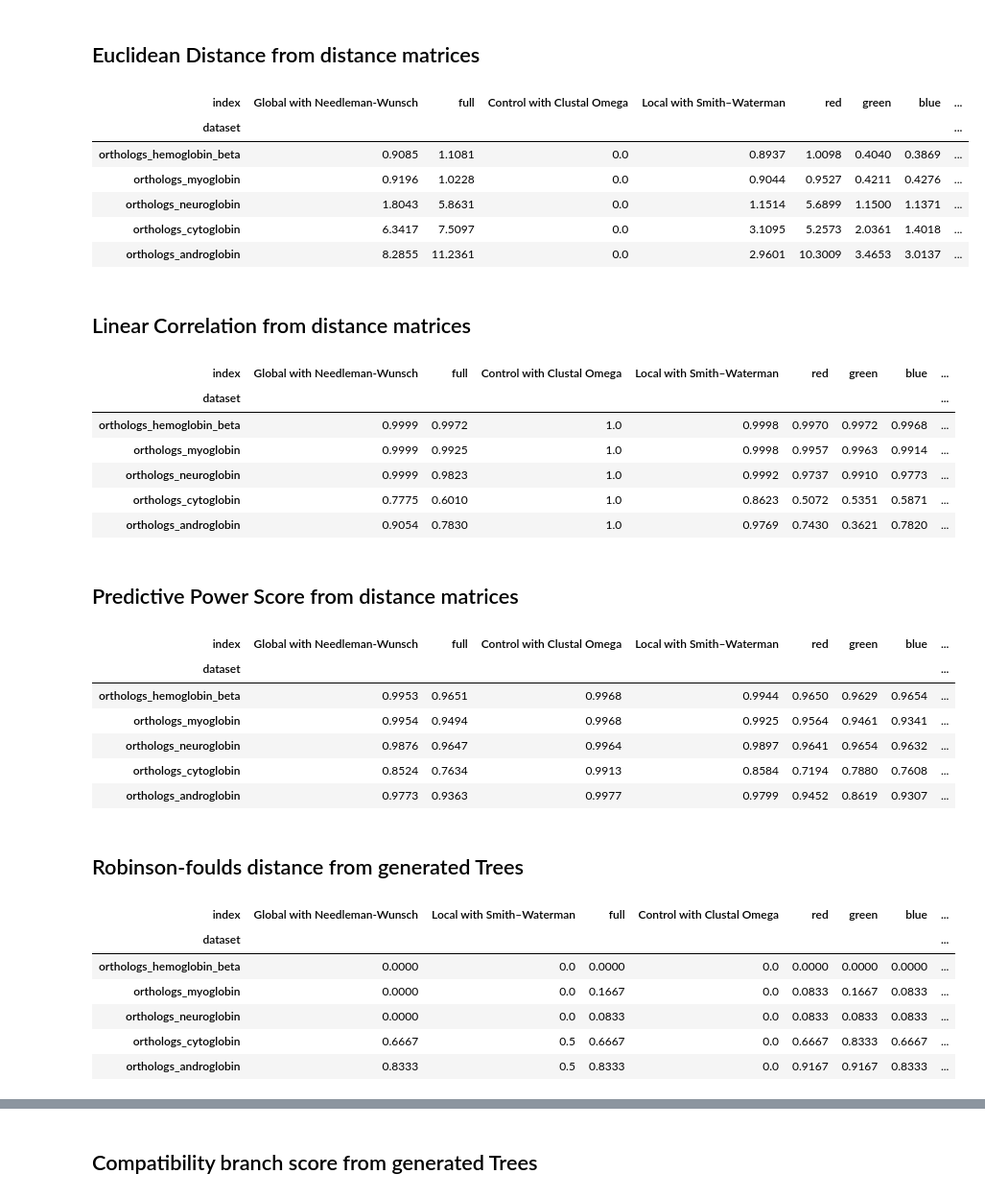
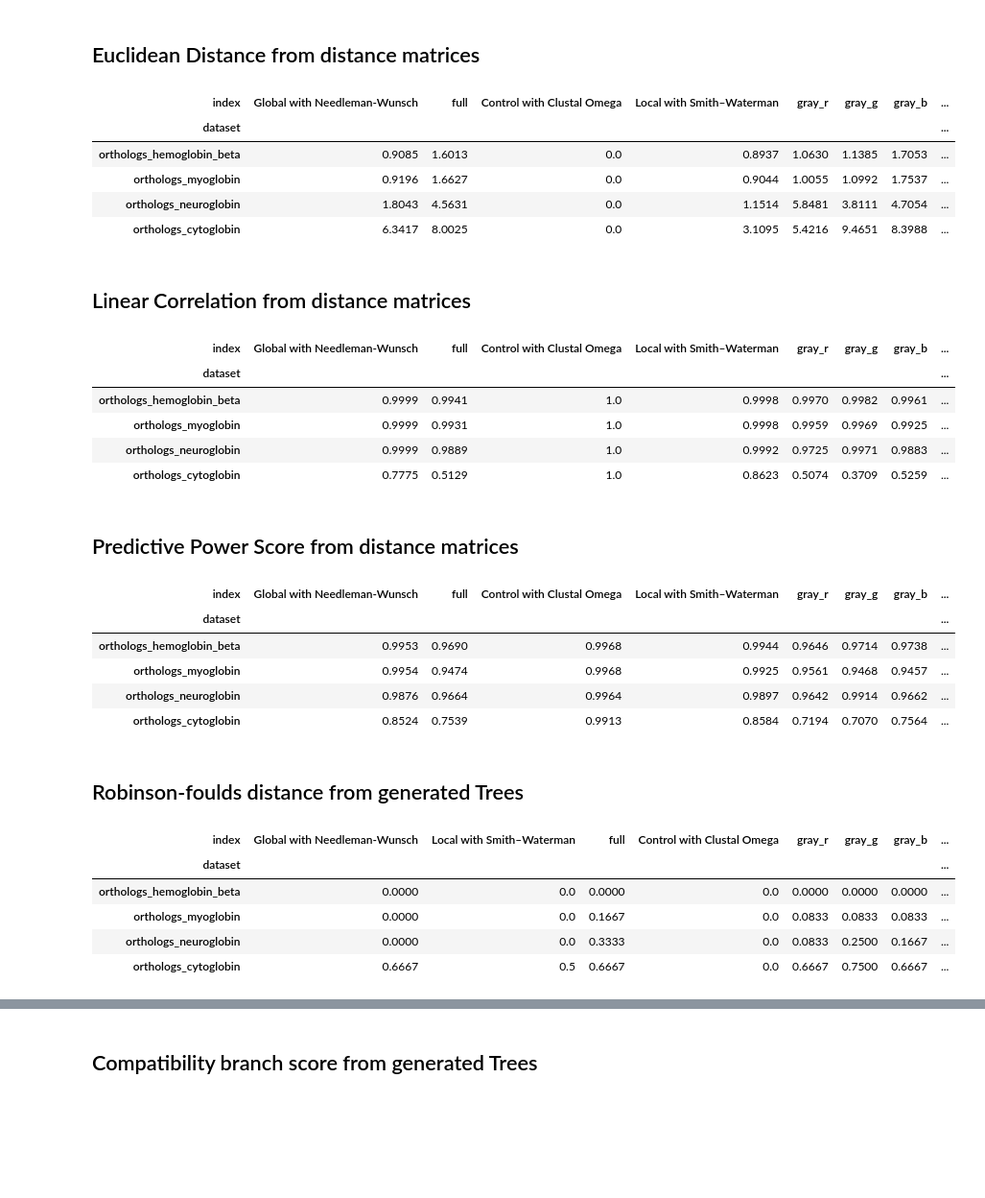
Before and after one commit to TreeTechDev/biomodelml, a Jupyter notebook: notebooks/results/v4/Feature Analysis by Channel.ipynb, the cells around one changed output, grey strips where cells are left out. Shown at 96% size. Saved outputs shown, nothing was run; the diff lists cells and outputs as text; code cells hidden in the pictures; blank space fills up the shorter version.

```diff
--- a/notebooks/results/v4/Feature Analysis by Channel.ipynb
+++ b/notebooks/results/v4/Feature Analysis by Channel.ipynb
@@ -14,6 +14,8 @@ from IPython.core.display import display, HTML
 from ete3 import Tree
 # %%
 tree_path = "../../../data/trees"
+channels = ("full", "gray_r", "gray_g", "gray_b", "gray_mean")
+datasets = ["orthologs_hemoglobin_beta", "orthologs_myoglobin", "orthologs_neuroglobin", "orthologs_cytoglobin"]
 # %%
 def read_and_compare(dataset, channel="full"):
     result_dict = {}
@@ -34,23 +36,20 @@ def read_and_compare(dataset, channel="full"):
 # %% [markdown]
 ## Euclidean Distance from distance matrices
 # %%
-channels = ("full", "red", "green", "blue", "red_green", "red_blue", "green_blue", "gray_r", "gray_g", "gray_b", "gray_max", "gray_mean")
-datasets = ["orthologs_hemoglobin_beta", "orthologs_myoglobin", "orthologs_neuroglobin", "orthologs_cytoglobin", "orthologs_androglobin"]
 sum_dfs = []
 for channel in channels:
     dfs = []
     for dataset in datasets:
         dfs.append(read_and_compare(dataset, channel))
     sum_dfs.append(pandas.concat(dfs))
 pandas.concat(sum_dfs, axis=1).T.reset_index().drop_duplicates(["index"]).set_index("index").T
 # %% [output]
-| index | Global with Needleman-Wunsch | full | Control with Clustal Omega | Local with Smith–Waterman | red | green | blue | ... |
+| index | Global with Needleman-Wunsch | full | Control with Clustal Omega | Local with Smith–Waterman | gray_r | gray_g | gray_b | ... |
 | dataset |  |  |  |  |  |  |  | ... |
-| orthologs_hemoglobin_beta | 0.9085 | 1.1081 | 0.0 | 0.8937 | 1.0098 | 0.4040 | 0.3869 | ... |
-| orthologs_myoglobin | 0.9196 | 1.0228 | 0.0 | 0.9044 | 0.9527 | 0.4211 | 0.4276 | ... |
-| orthologs_neuroglobin | 1.8043 | 5.8631 | 0.0 | 1.1514 | 5.6899 | 1.1500 | 1.1371 | ... |
-| orthologs_cytoglobin | 6.3417 | 7.5097 | 0.0 | 3.1095 | 5.2573 | 2.0361 | 1.4018 | ... |
-| orthologs_androglobin | 8.2855 | 11.2361 | 0.0 | 2.9601 | 10.3009 | 3.4653 | 3.0137 | ... |
+| orthologs_hemoglobin_beta | 0.9085 | 1.6013 | 0.0 | 0.8937 | 1.0630 | 1.1385 | 1.7053 | ... |
+| orthologs_myoglobin | 0.9196 | 1.6627 | 0.0 | 0.9044 | 1.0055 | 1.0992 | 1.7537 | ... |
+| orthologs_neuroglobin | 1.8043 | 4.5631 | 0.0 | 1.1514 | 5.8481 | 3.8111 | 4.7054 | ... |
+| orthologs_cytoglobin | 6.3417 | 8.0025 | 0.0 | 3.1095 | 5.4216 | 9.4651 | 8.3988 | ... |
 # %%
 def read_and_linear_correlate(dataset, channel="full"):
     result_dict = {}
@@ -71,8 +70,6 @@ def read_and_linear_correlate(dataset, channel="full"):
 # %% [markdown]
 ## Linear Correlation from distance matrices
 # %%
-channels = ("full", "red", "green", "blue", "red_green", "red_blue", "green_blue", "gray_r", "gray_g", "gray_b", "gray_max", "gray_mean")
-datasets = ["orthologs_hemoglobin_beta", "orthologs_myoglobin", "orthologs_neuroglobin", "orthologs_cytoglobin", "orthologs_androglobin"]
 sum_dfs = []
 for channel in channels:
     dfs = []
@@ -81,13 +78,12 @@ for channel in channels:
     sum_dfs.append(pandas.concat(dfs))
 pandas.concat(sum_dfs, axis=1).T.reset_index().drop_duplicates(["index"]).set_index("index").T
 # %% [output]
-| index | Global with Needleman-Wunsch | full | Control with Clustal Omega | Local with Smith–Waterman | red | green | blue | ... |
+| index | Global with Needleman-Wunsch | full | Control with Clustal Omega | Local with Smith–Waterman | gray_r | gray_g | gray_b | ... |
 | dataset |  |  |  |  |  |  |  | ... |
-| orthologs_hemoglobin_beta | 0.9999 | 0.9972 | 1.0 | 0.9998 | 0.9970 | 0.9972 | 0.9968 | ... |
-| orthologs_myoglobin | 0.9999 | 0.9925 | 1.0 | 0.9998 | 0.9957 | 0.9963 | 0.9914 | ... |
-| orthologs_neuroglobin | 0.9999 | 0.9823 | 1.0 | 0.9992 | 0.9737 | 0.9910 | 0.9773 | ... |
-| orthologs_cytoglobin | 0.7775 | 0.6010 | 1.0 | 0.8623 | 0.5072 | 0.5351 | 0.5871 | ... |
-| orthologs_androglobin | 0.9054 | 0.7830 | 1.0 | 0.9769 | 0.7430 | 0.3621 | 0.7820 | ... |
+| orthologs_hemoglobin_beta | 0.9999 | 0.9941 | 1.0 | 0.9998 | 0.9970 | 0.9982 | 0.9961 | ... |
+| orthologs_myoglobin | 0.9999 | 0.9931 | 1.0 | 0.9998 | 0.9959 | 0.9969 | 0.9925 | ... |
+| orthologs_neuroglobin | 0.9999 | 0.9889 | 1.0 | 0.9992 | 0.9725 | 0.9971 | 0.9883 | ... |
+| orthologs_cytoglobin | 0.7775 | 0.5129 | 1.0 | 0.8623 | 0.5074 | 0.3709 | 0.5259 | ... |
 # %%
 def read_and_correlate(dataset, channel="full"):
     result_dict = {}
@@ -109,8 +105,6 @@ def read_and_correlate(dataset, channel="full"):
 # %% [markdown]
 ## Predictive Power Score from distance matrices
 # %%
-channels = ("full", "red", "green", "blue", "red_green", "red_blue", "green_blue", "gray_r", "gray_g", "gray_b", "gray_max", "gray_mean")
-datasets = ["orthologs_hemoglobin_beta", "orthologs_myoglobin", "orthologs_neuroglobin", "orthologs_cytoglobin", "orthologs_androglobin"]
 sum_dfs = []
 for channel in channels:
     dfs = []
@@ -119,13 +113,12 @@ for channel in channels:
     sum_dfs.append(pandas.concat(dfs))
 pandas.concat(sum_dfs, axis=1).T.reset_index().drop_duplicates(["index"]).set_index("index").T
 # %% [output]
-| index | Global with Needleman-Wunsch | full | Control with Clustal Omega | Local with Smith–Waterman | red | green | blue | ... |
+| index | Global with Needleman-Wunsch | full | Control with Clustal Omega | Local with Smith–Waterman | gray_r | gray_g | gray_b | ... |
 | dataset |  |  |  |  |  |  |  | ... |
-| orthologs_hemoglobin_beta | 0.9953 | 0.9651 | 0.9968 | 0.9944 | 0.9650 | 0.9629 | 0.9654 | ... |
-| orthologs_myoglobin | 0.9954 | 0.9494 | 0.9968 | 0.9925 | 0.9564 | 0.9461 | 0.9341 | ... |
-| orthologs_neuroglobin | 0.9876 | 0.9647 | 0.9964 | 0.9897 | 0.9641 | 0.9654 | 0.9632 | ... |
-| orthologs_cytoglobin | 0.8524 | 0.7634 | 0.9913 | 0.8584 | 0.7194 | 0.7880 | 0.7608 | ... |
-| orthologs_androglobin | 0.9773 | 0.9363 | 0.9977 | 0.9799 | 0.9452 | 0.8619 | 0.9307 | ... |
+| orthologs_hemoglobin_beta | 0.9953 | 0.9690 | 0.9968 | 0.9944 | 0.9646 | 0.9714 | 0.9738 | ... |
+| orthologs_myoglobin | 0.9954 | 0.9474 | 0.9968 | 0.9925 | 0.9561 | 0.9468 | 0.9457 | ... |
+| orthologs_neuroglobin | 0.9876 | 0.9664 | 0.9964 | 0.9897 | 0.9642 | 0.9914 | 0.9662 | ... |
+| orthologs_cytoglobin | 0.8524 | 0.7539 | 0.9913 | 0.8584 | 0.7194 | 0.7070 | 0.7564 | ... |
 # %%
 def read_and_tree_compare(dataset, channel="full", control="Control with Clustal Omega"):
     result_dict = {}
@@ -147,8 +140,6 @@ def read_and_tree_compare(dataset, channel="full", control="Control with Clustal
 # %% [markdown]
 ## Robinson-foulds distance from generated Trees
 # %%
-channels = ("full", "red", "green", "blue", "red_green", "red_blue", "green_blue", "gray_r", "gray_g", "gray_b", "gray_max", "gray_mean")
-datasets = ["orthologs_hemoglobin_beta", "orthologs_myoglobin", "orthologs_neuroglobin", "orthologs_cytoglobin", "orthologs_androglobin"]
 sum_dfs = []
 for channel in channels:
     dfs = []
@@ -157,11 +148,10 @@ for channel in channels:
     sum_dfs.append(pandas.concat(dfs))
 pandas.concat(sum_dfs, axis=1).T.reset_index().drop_duplicates(["index"]).set_index("index").T
 # %% [output]
-| index | Global with Needleman-Wunsch | Local with Smith–Waterman | full | Control with Clustal Omega | red | green | blue | ... |
+| index | Global with Needleman-Wunsch | Local with Smith–Waterman | full | Control with Clustal Omega | gray_r | gray_g | gray_b | ... |
 | dataset |  |  |  |  |  |  |  | ... |
 | orthologs_hemoglobin_beta | 0.0000 | 0.0 | 0.0000 | 0.0 | 0.0000 | 0.0000 | 0.0000 | ... |
-| orthologs_myoglobin | 0.0000 | 0.0 | 0.1667 | 0.0 | 0.0833 | 0.1667 | 0.0833 | ... |
-| orthologs_neuroglobin | 0.0000 | 0.0 | 0.0833 | 0.0 | 0.0833 | 0.0833 | 0.0833 | ... |
-| orthologs_cytoglobin | 0.6667 | 0.5 | 0.6667 | 0.0 | 0.6667 | 0.8333 | 0.6667 | ... |
-| orthologs_androglobin | 0.8333 | 0.5 | 0.8333 | 0.0 | 0.9167 | 0.9167 | 0.8333 | ... |
+| orthologs_myoglobin | 0.0000 | 0.0 | 0.1667 | 0.0 | 0.0833 | 0.0833 | 0.0833 | ... |
+| orthologs_neuroglobin | 0.0000 | 0.0 | 0.3333 | 0.0 | 0.0833 | 0.2500 | 0.1667 | ... |
+| orthologs_cytoglobin | 0.6667 | 0.5 | 0.6667 | 0.0 | 0.6667 | 0.7500 | 0.6667 | ... |
 # %%
```
Also changed, not shown: parts of 5 cells of this notebook, 3 other files.
